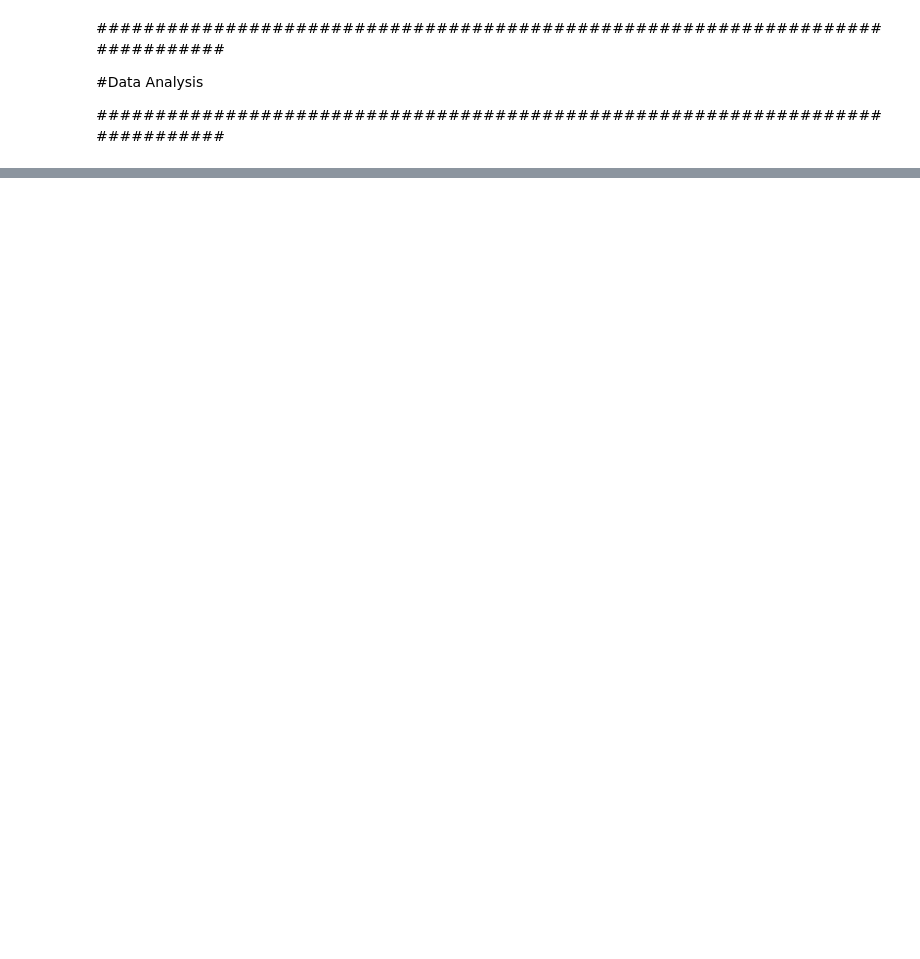
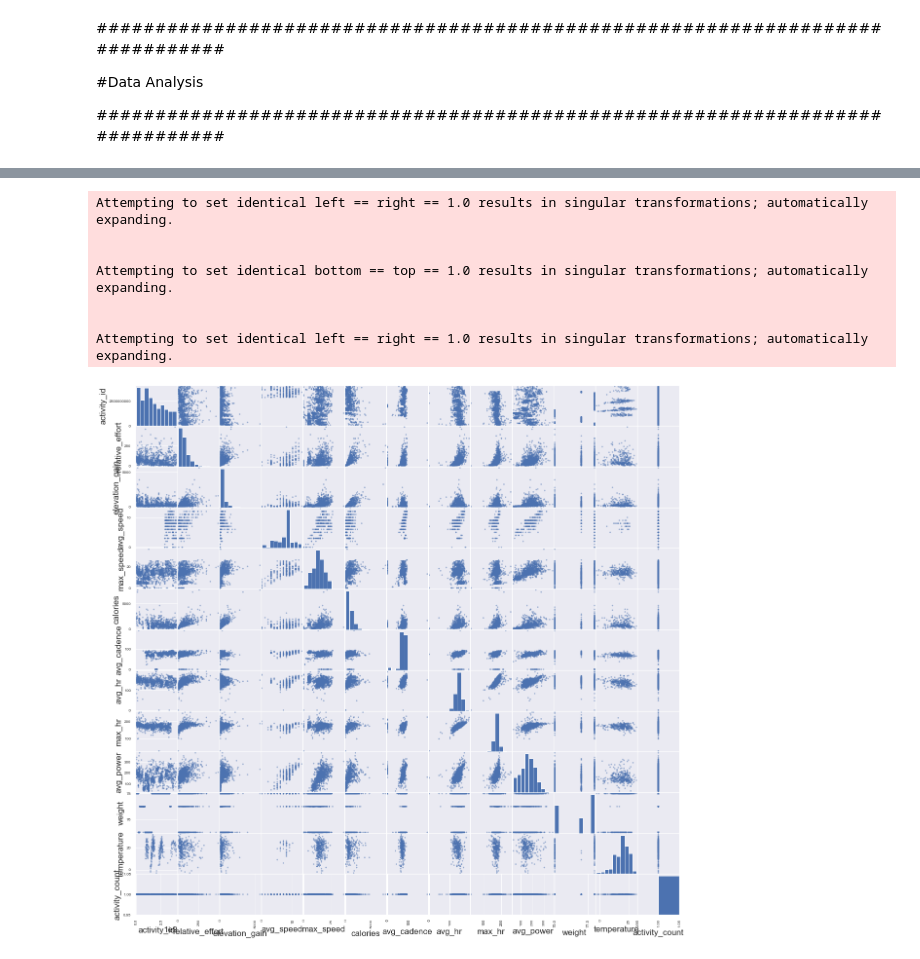
Before and after one commit to LaurentRisser/DS_project_strava_analysis, a Jupyter notebook: DS_project_strava_analysis.ipynb, the cells around one changed output, grey strips where cells are left out. Saved outputs shown, nothing was run; the diff lists cells and outputs as text; code cells hidden in the pictures; blank space fills up the shorter version.

```diff
--- a/DS_project_strava_analysis.ipynb
+++ b/DS_project_strava_analysis.ipynb
@@ -230,6 +259,17 @@ fig.update_xaxes(rangeslider_visible=True)
 fig.show()
 # %% [output]
 [interactive output not drawn]
+# %%
+pd.plotting.scatter_matrix(data_strava, figsize=(20, 20));
+# %% [output]
+Attempting to set identical left == right == 1.0 results in singular transformations; automatically expanding.
+
+
+Attempting to set identical bottom == top == 1.0 results in singular transformations; automatically expanding.
+
+
+Attempting to set identical left == right == 1.0 results in singular transformations; automatically expanding.
+[figure, added]
 # %%
 #Plot heart rate
 fig = px.box(data_strava, x="year",y="avg_hr")
```
Also changed, not shown: parts of 18 cells of this notebook.
